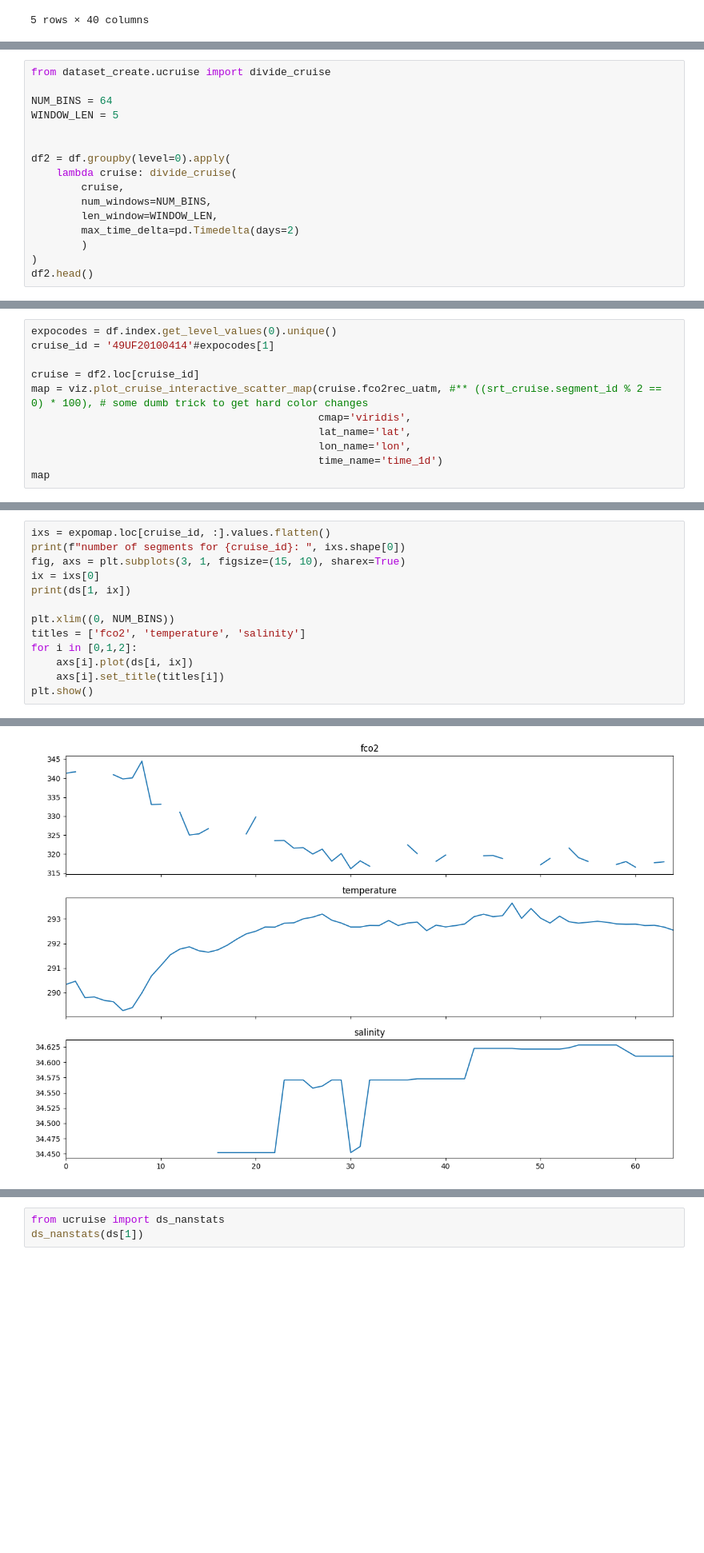
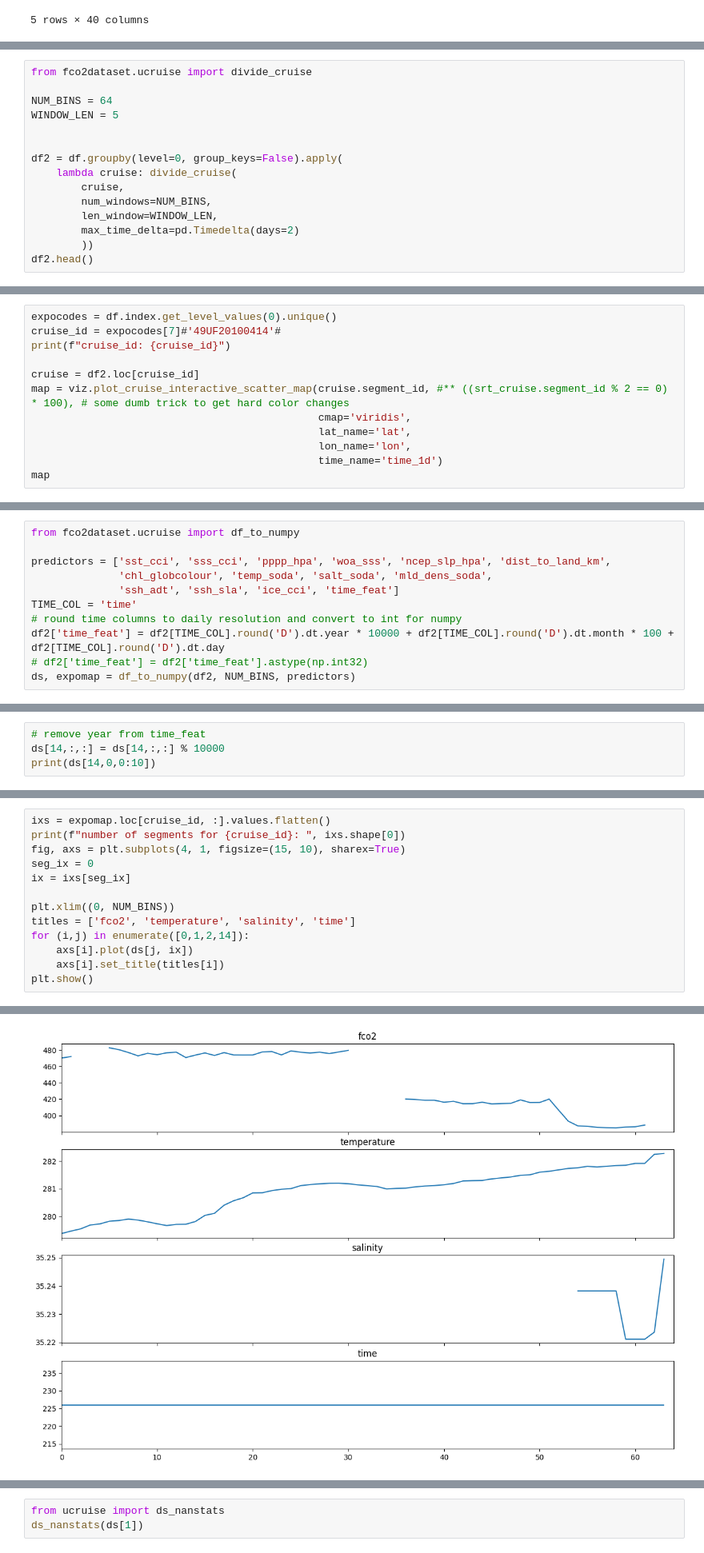
Before and after one commit to ebrusoni/fco2diffusion, a Jupyter notebook: notebooks/read_augmented_set.ipynb, the cells around one changed output, grey strips where cells are left out. Shown at 80% size. Drawn from its saved outputs; the diff is of its cells as text; blank space fills up the shorter version.

```diff
--- a/notebooks/read_augmented_set.ipynb
+++ b/notebooks/read_augmented_set.ipynb
@@ -94,17 +103,16 @@ df.loc[df.interpolated.astype(bool)].head()
 # %%
-from dataset_create.ucruise import divide_cruise
+from fco2dataset.ucruise import divide_cruise
 
 NUM_BINS = 64
 WINDOW_LEN = 5
 
 
-df2 = df.groupby(level=0).apply(
+df2 = df.groupby(level=0, group_keys=False).apply(
     lambda cruise: divide_cruise(
         cruise,
         num_windows=NUM_BINS,
         len_window=WINDOW_LEN,
         max_time_delta=pd.Timedelta(days=2)
-        )
-)
+        ))
 df2.head()
 # %% [output]
@@ -119,9 +143,10 @@ df2.head()
 # %%
 expocodes = df.index.get_level_values(0).unique()
-cruise_id = '49UF20100414'#expocodes[1]
+cruise_id = expocodes[7]#'49UF20100414'#
+print(f"cruise_id: {cruise_id}")
 
 cruise = df2.loc[cruise_id]
-map = viz.plot_cruise_interactive_scatter_map(cruise.fco2rec_uatm, #** ((srt_cruise.segment_id % 2 == 0) * 100), # some dumb trick to get hard color changes
+map = viz.plot_cruise_interactive_scatter_map(cruise.segment_id, #** ((srt_cruise.segment_id % 2 == 0) * 100), # some dumb trick to get hard color changes
                                               cmap='viridis',
                                               lat_name='lat',
                                               lon_name='lon',
@@ -135,0 +175,11 @@ ds, expomap = df_to_numpy(df2, NUM_BINS)
+# %%
+from fco2dataset.ucruise import df_to_numpy
+
+predictors = ['sst_cci', 'sss_cci', 'pppp_hpa', 'woa_sss', 'ncep_slp_hpa', 'dist_to_land_km',
+              'chl_globcolour', 'temp_soda', 'salt_soda', 'mld_dens_soda',
+              'ssh_adt', 'ssh_sla', 'ice_cci', 'time_feat']
+TIME_COL = 'time'
+# round time columns to daily resolution and convert to int for numpy
+df2['time_feat'] = df2[TIME_COL].round('D').dt.year * 10000 + df2[TIME_COL].round('D').dt.month * 100 + df2[TIME_COL].round('D').dt.day
+# df2['time_feat'] = df2['time_feat'].astype(np.int32)
+ds, expomap = df_to_numpy(df2, NUM_BINS, predictors)
@@ -135,0 +242,4 @@ ds, expomap = df_to_numpy(df2, NUM_BINS)
+# %%
+# remove year from time_feat
+ds[14,:,:] = ds[14,:,:] % 10000
+print(ds[14,0,0:10])
@@ -136,14 +248,14 @@ ds, expomap = df_to_numpy(df2, NUM_BINS)
 # %%
 ixs = expomap.loc[cruise_id, :].values.flatten()
 print(f"number of segments for {cruise_id}: ", ixs.shape[0])
-fig, axs = plt.subplots(3, 1, figsize=(15, 10), sharex=True)
-ix = ixs[0]
-print(ds[1, ix])
+fig, axs = plt.subplots(4, 1, figsize=(15, 10), sharex=True)
+seg_ix = 0
+ix = ixs[seg_ix]
 
 plt.xlim((0, NUM_BINS))
-titles = ['fco2', 'temperature', 'salinity']
-for i in [0,1,2]:
-    axs[i].plot(ds[i, ix])
+titles = ['fco2', 'temperature', 'salinity', 'time']
+for (i,j) in enumerate([0,1,2,14]):
+    axs[i].plot(ds[j, ix])
     axs[i].set_title(titles[i])
 plt.show()
 # %% [output]
@@ -161 +263 @@ number of segments for 49UF20100414:  7
-[figure, old version]
+[figure, new version]
```
Also changed, not shown: parts of 29 cells of this notebook, 22 other files.
